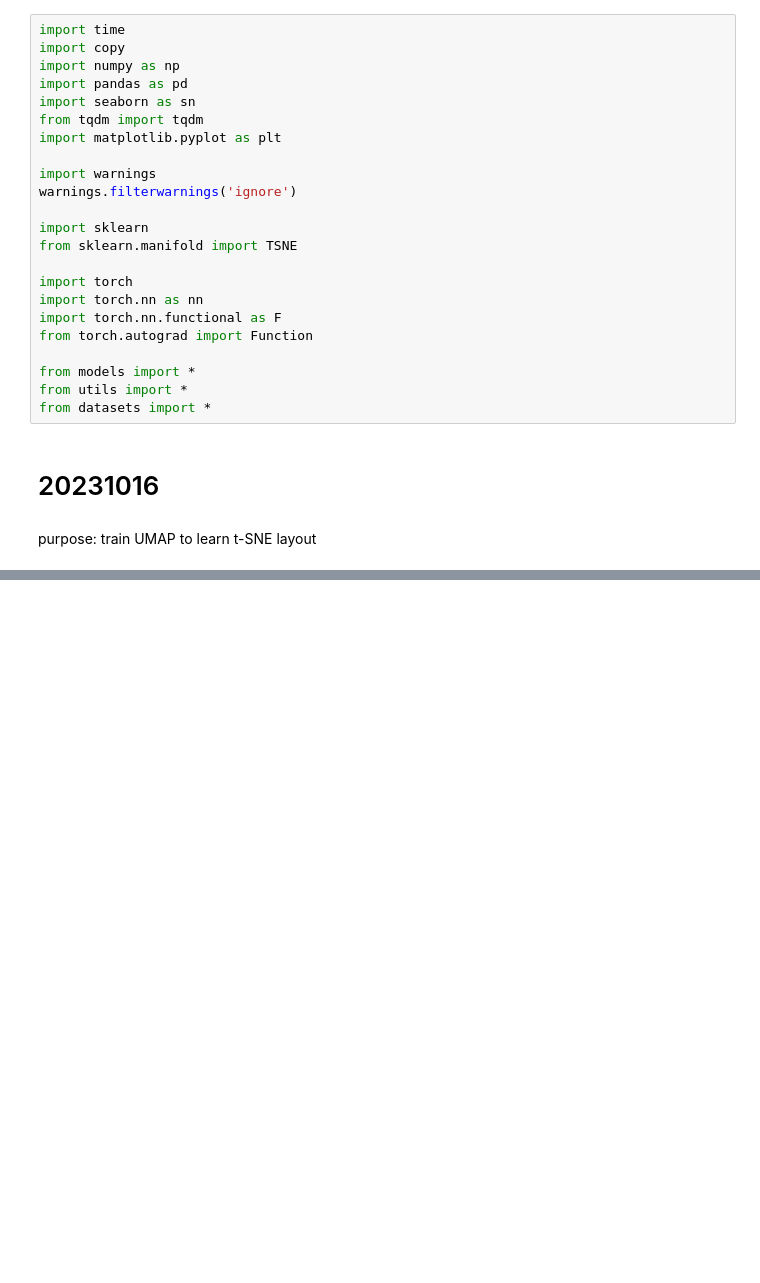
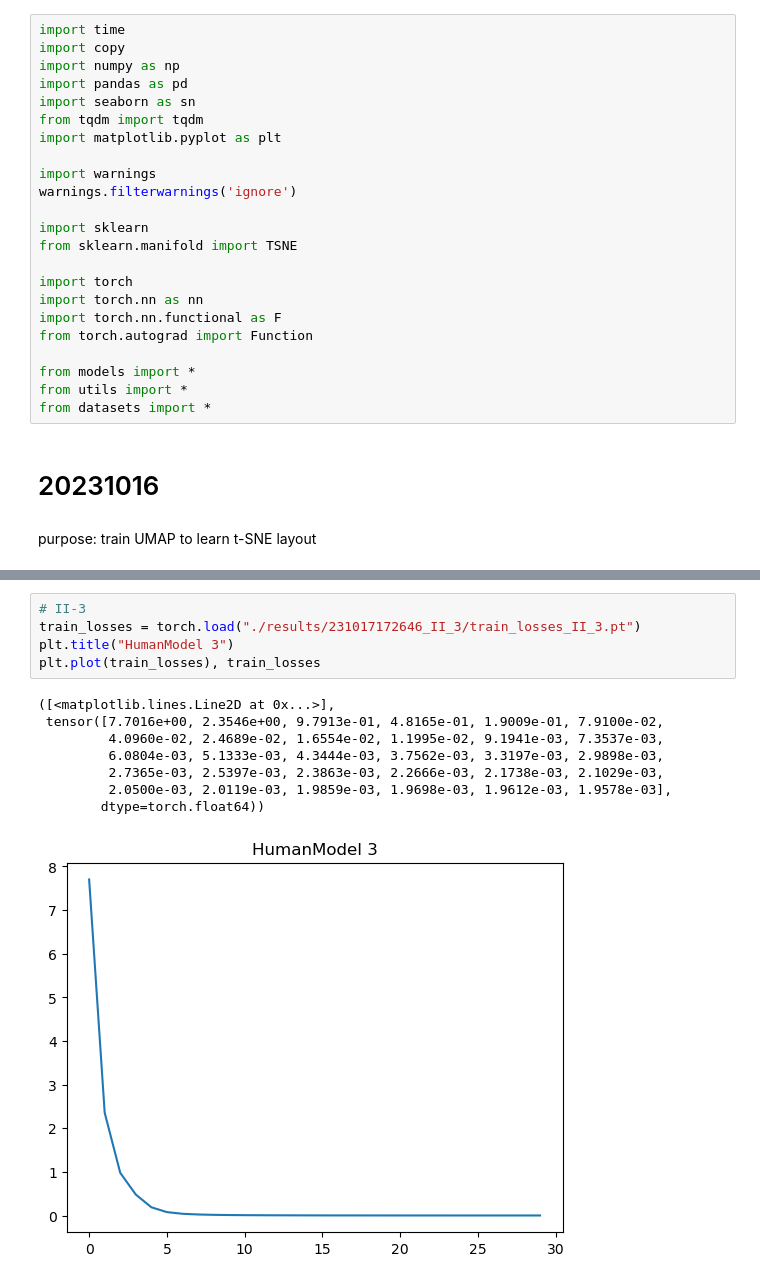
Before and after one commit to ZhangWan-byte/DVHL, a Jupyter notebook: evaluation.ipynb, the cells around one changed output, grey strips where cells are left out. Drawn from its saved outputs; the diff is of its cells as text; blank space fills up the shorter version.

```diff
--- a/evaluation.ipynb
+++ b/evaluation.ipynb
@@ -42,0 +75,14 @@ train_losses, eval_losses
+# %%
+# II-3
+train_losses = torch.load("./results/231017172646_II_3/train_losses_II_3.pt")
+plt.title("HumanModel 3")
+plt.plot(train_losses), train_losses
+# %% [output]
+([<matplotlib.lines.Line2D at 0x...>],
+ tensor([7.7016e+00, 2.3546e+00, 9.7913e-01, 4.8165e-01, 1.9009e-01, 7.9100e-02,
+         4.0960e-02, 2.4689e-02, 1.6554e-02, 1.1995e-02, 9.1941e-03, 7.3537e-03,
+         6.0804e-03, 5.1333e-03, 4.3444e-03, 3.7562e-03, 3.3197e-03, 2.9898e-03,
+         2.7365e-03, 2.5397e-03, 2.3863e-03, 2.2666e-03, 2.1738e-03, 2.1029e-03,
+         2.0500e-03, 2.0119e-03, 1.9859e-03, 1.9698e-03, 1.9612e-03, 1.9578e-03],
+        dtype=torch.float64))
+[figure, added]
```
Also changed, not shown: parts of 9 cells of this notebook, 2 other files.
